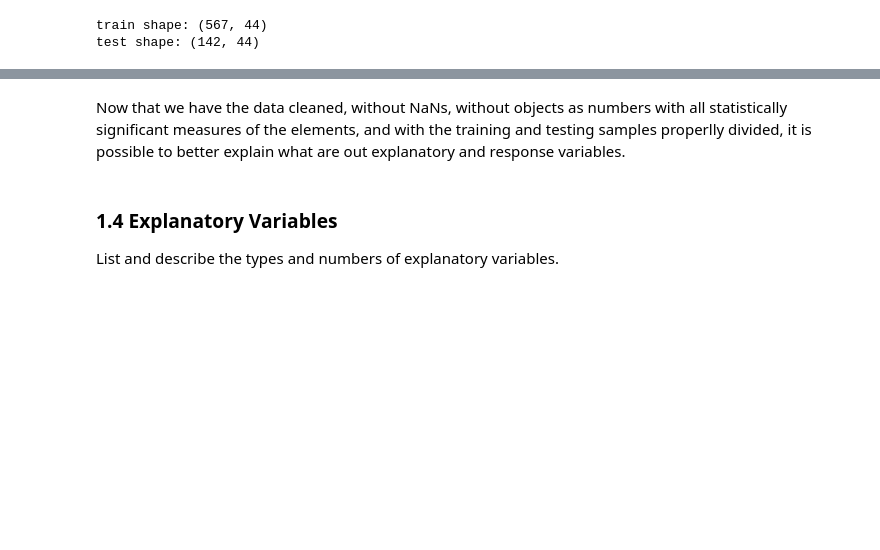
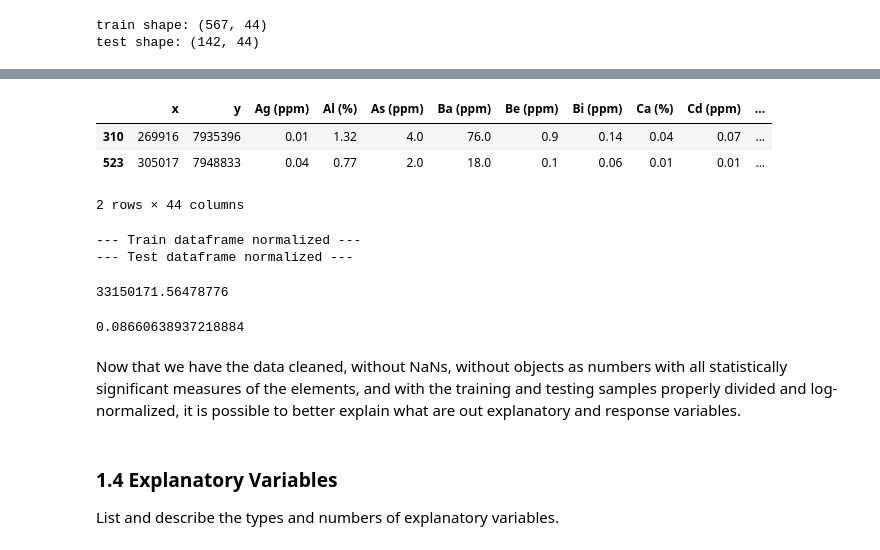
Before and after one commit to rodreras/StreamSamples_ML, a Jupyter notebook: milestone1/01_data_description.ipynb, the cells around one changed output, grey strips where cells are left out. Drawn from its saved outputs; the diff is of its cells as text; code cells hidden in the pictures; blank space fills up the shorter version.

Commit message:
adding normalization process to 01, updating train test

```diff
--- a/milestone1/01_data_description.ipynb
+++ b/milestone1/01_data_description.ipynb
@@ -243,3 +249,33 @@ test shape: (142, 44)
+# %%
+train.head(2)
+# %% [output]
+|  | x | y | Ag (ppm) | Al (%) | As (ppm) | Ba (ppm) | Be (ppm) | Bi (ppm) | Ca (%) | Cd (ppm) | ... |
+| 310 | 269916 | 7935396 | 0.01 | 1.32 | 4.0 | 76.0 | 0.9 | 0.14 | 0.04 | 0.07 | ... |
+| 523 | 305017 | 7948833 | 0.04 | 0.77 | 2.0 | 18.0 | 0.1 | 0.06 | 0.01 | 0.01 | ... |
+2 rows × 44 columns
+# %%
+tmp_train = train.copy()
+tmp_test = test.copy()
+
+
+for i in tmp_train.columns:
+    tmp_train[i] = np.absolute(np.log10(tmp_train[i]))
+
+print('--- Train dataframe normalized ---')
+
+for i in tmp_test.columns:
+    tmp_test[i] = np.absolute(np.log10(tmp_test[i]))
+
+print('--- Test dataframe normalized ---')
+# %% [output]
+--- Train dataframe normalized ---
+--- Test dataframe normalized ---
+# %%
+print((train.var()).mean())
+(tmp_train.var()).mean()
+# %% [output]
+33150171.56478776
+0.08660638937218884
 # %%
 #-- converting everything back to dataframes
 
@@ -257,7 +293,7 @@ testing = pd.DataFrame(test,
                            index = False
                        )
 # %% [markdown]
-Now that we have the data cleaned, without NaNs, without objects as numbers with all statistically significant measures of the elements, and with the training and testing samples properlly divided, it is possible to better explain what are out explanatory and response variables.
+Now that we have the data cleaned, without NaNs, without objects as numbers with all statistically significant measures of the elements, and with the training and testing samples properly divided and log-normalized, it is possible to better explain what are out explanatory and response variables.
 # %% [markdown]
 
 ### 1.4 Explanatory Variables
```
Also changed, not shown: parts of 2 cells of this notebook, 3 other files.
